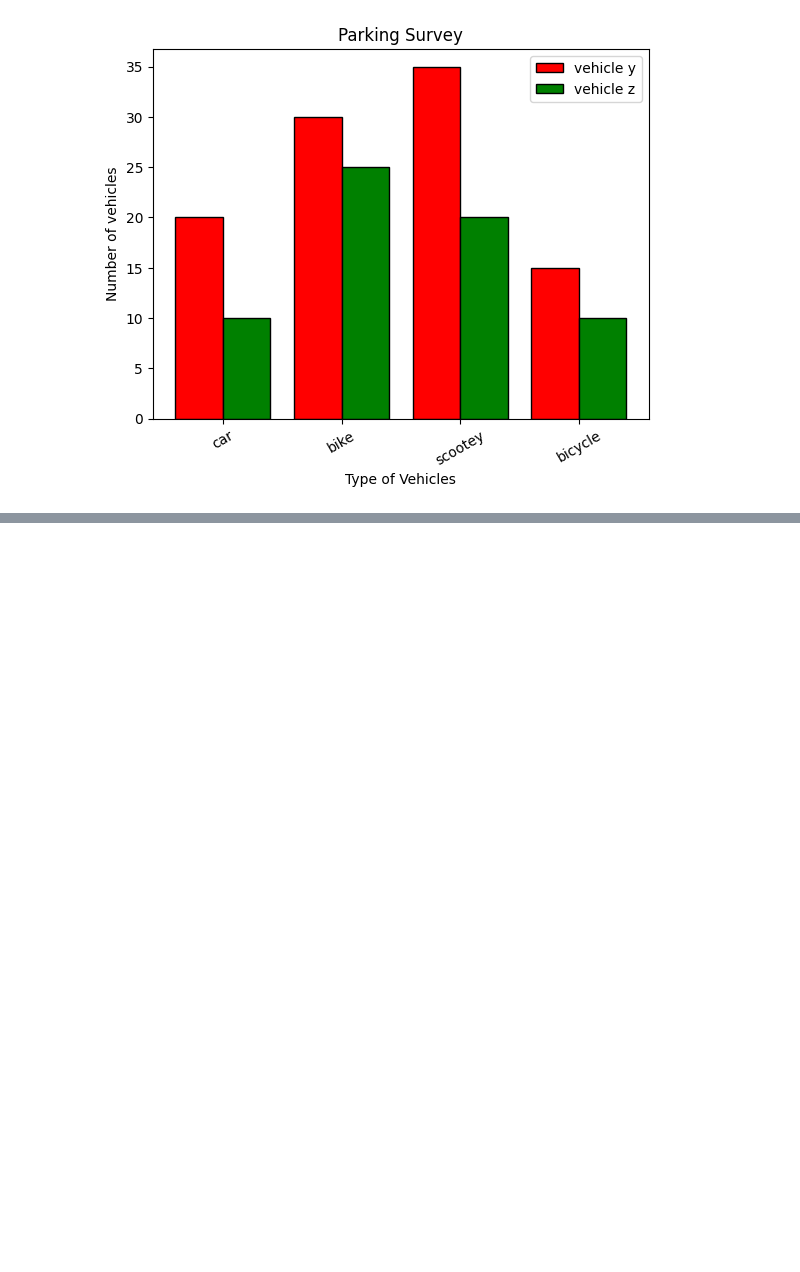
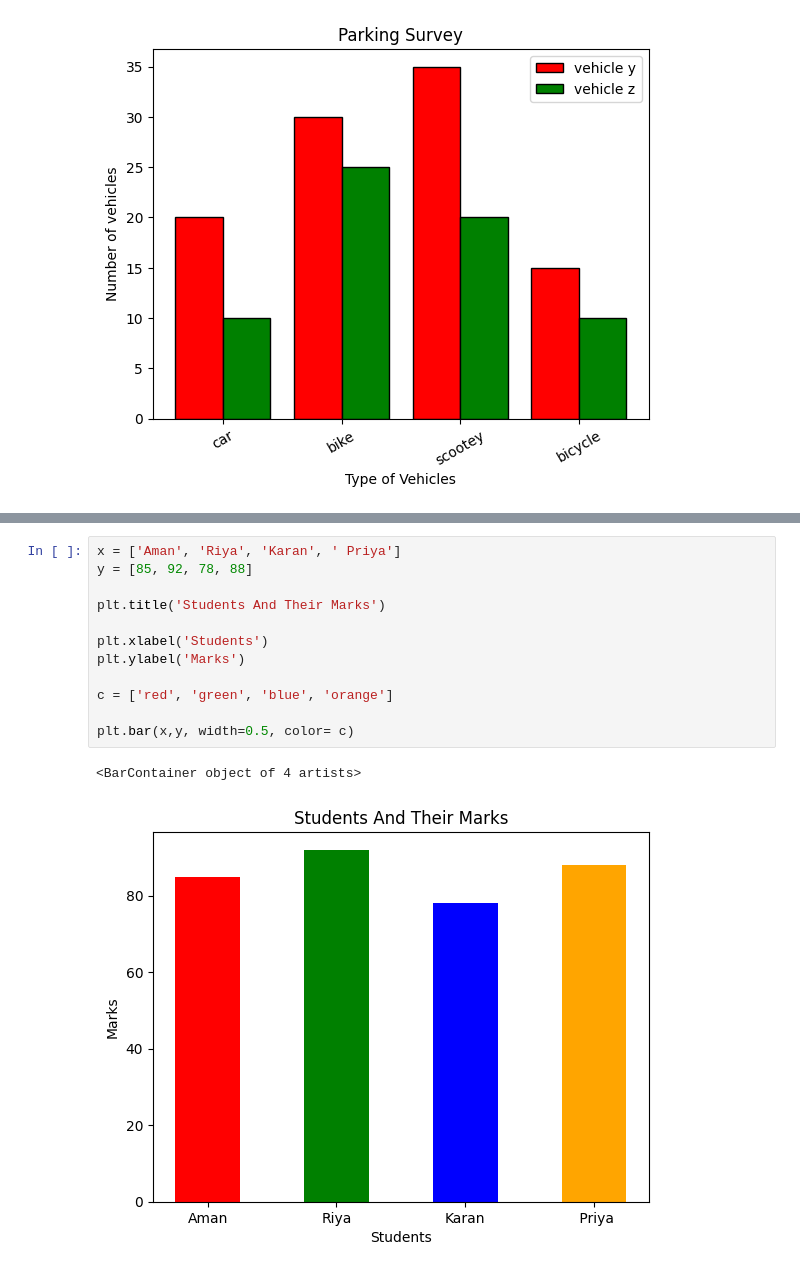
Before and after one commit to kshitij-commit/DataScience, a Jupyter notebook: 04_matplotlib/01-bar-plot.ipynb, the cells around one changed output, grey strips where cells are left out. Drawn from its saved outputs; the diff is of its cells as text; blank space fills up the shorter version.

```diff
--- a/04_matplotlib/01-bar-plot.ipynb
+++ b/04_matplotlib/01-bar-plot.ipynb
@@ -426,0 +513,15 @@ plt.show()
+# %%
+x = ['Aman', 'Riya', 'Karan', ' Priya']
+y = [85, 92, 78, 88]
+
+plt.title('Students And Their Marks')
+
+plt.xlabel('Students')
+plt.ylabel('Marks')
+
+c = ['red', 'green', 'blue', 'orange']
+
+plt.bar(x,y, width=0.5, color= c)
+# %% [output]
+<BarContainer object of 4 artists>
+[figure, added]
```
Also changed, not shown: parts of 21 cells of this notebook.
